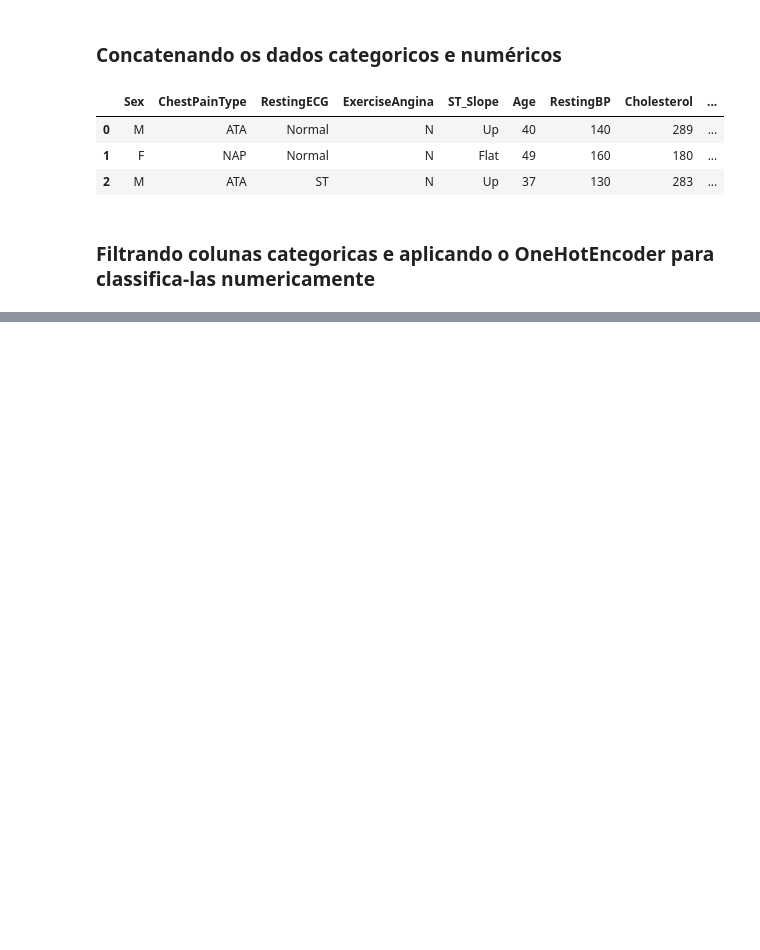
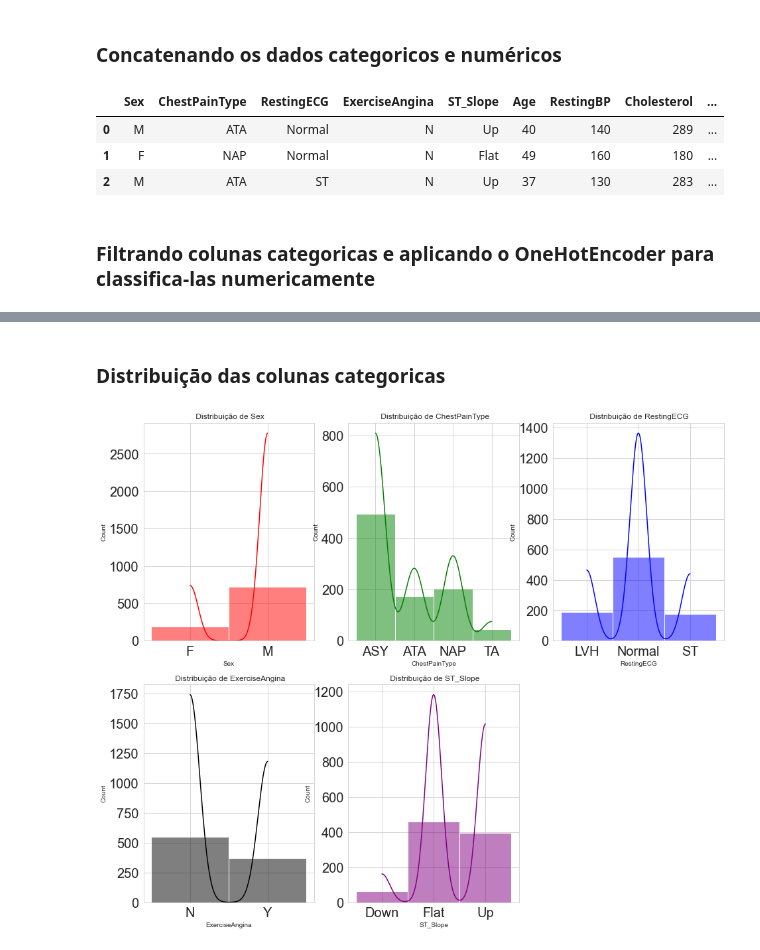
Before and after one commit to VinicioLima98/Puc-Minas-TCC, a Jupyter notebook: Prediçāo de Insuficiência Cardíaca.ipynb, the cells around one changed output, grey strips where cells are left out. Cells and saved outputs as stored; diff of their text form; code cells hidden in the pictures; blank space fills up the shorter version.

```diff
--- a/Prediçāo de Insuficiência Cardíaca.ipynb
+++ b/Prediçāo de Insuficiência Cardíaca.ipynb
@@ -168,0 +193,14 @@ encoded.head(3)
+# %% [markdown]
+### Distribuiçāo das colunas categoricas
+# %%
+atr_cat = (atributos_categoricos.dtypes == "category")
+atr_cat_list = [x for x in list(atr_cat[atr_cat].index)]
+numerical_colors = ['red', 'green', 'blue', 'black', 'purple']
+
+for i in range(len(atr_cat_list)):
+    class_name = atr_cat_list[i]
+    plt.subplot(4,3,i+1)
+    sns.histplot(df[class_name], color=numerical_colors[i%len(numerical_colors)], kde=True).set_title(f' Distribuiçāo de {class_name}')
+plt.subplots_adjust(bottom=1, right=0.8, top=2.5)
+# %% [output]
+[figure, added]
```
Also changed, not shown: parts of 24 cells of this notebook, 2 other files.
